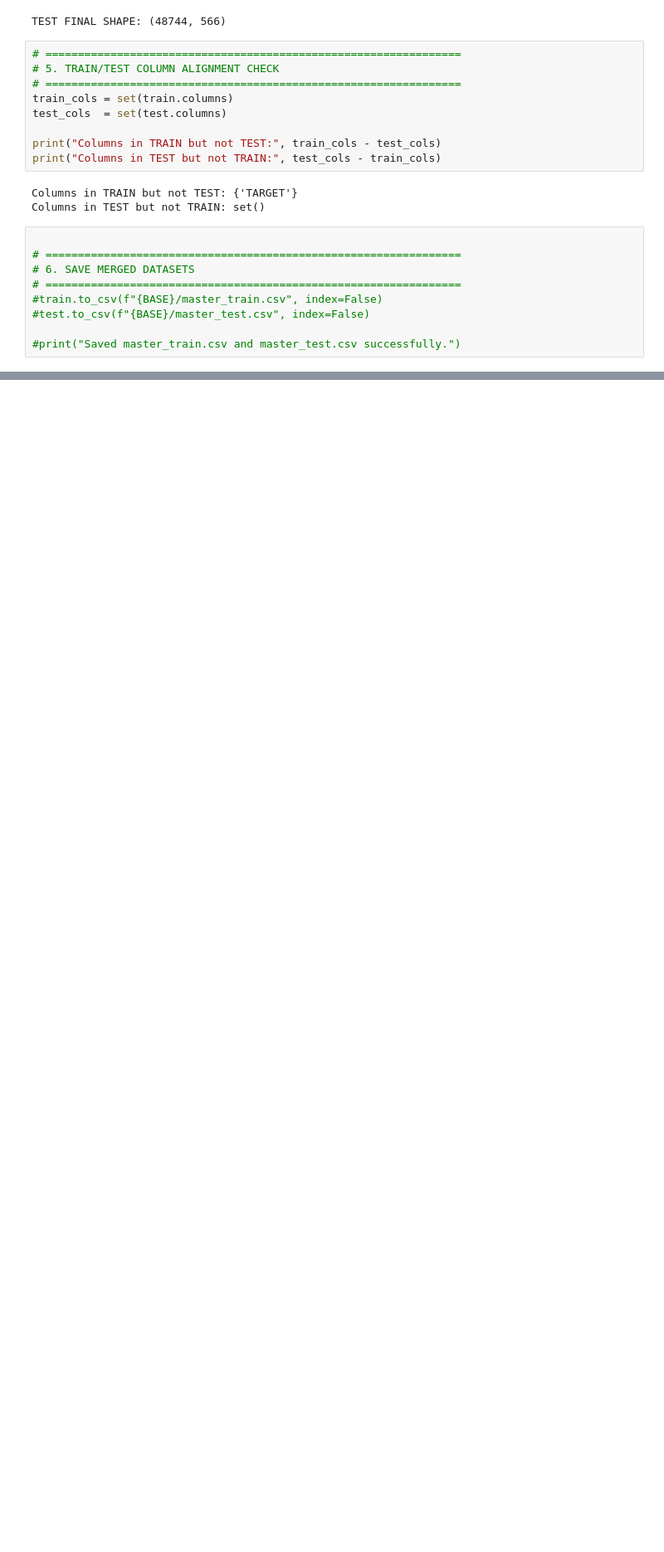
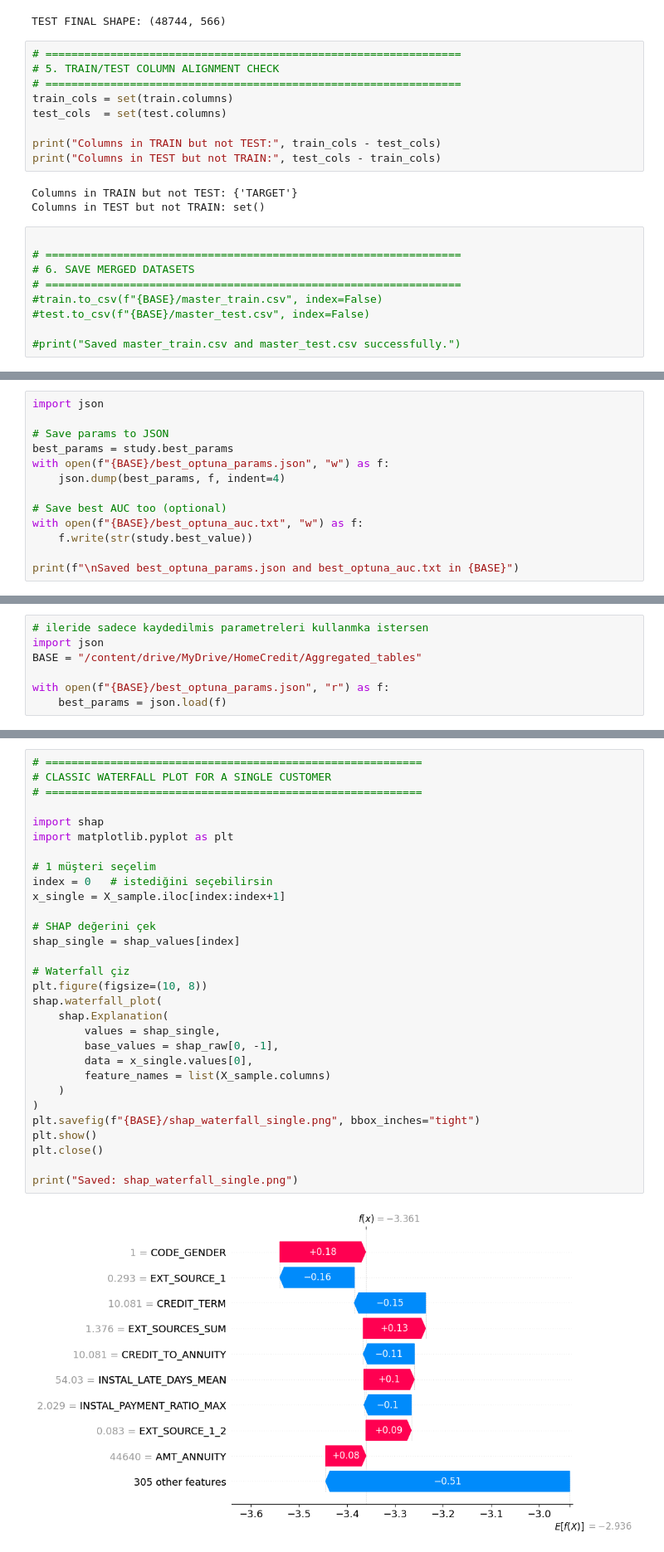
Before and after one commit to halimcan/Home-Credit-Default-Project, a Jupyter notebook: aggregated_master_tables.ipynb, the cells around one changed output, grey strips where cells are left out. Shown at 83% size. Cells and saved outputs as stored; diff of their text form; blank space fills up the shorter version.

Commit message:
aggregated_master table_branch_10

```diff
--- a/aggregated_master_tables.ipynb
+++ b/aggregated_master_tables.ipynb
@@ -177,0 +1270,13 @@ Columns in TEST but not TRAIN: set()
+# %%
+import json
+
+# Save params to JSON
+best_params = study.best_params
+with open(f"{BASE}/best_optuna_params.json", "w") as f:
+    json.dump(best_params, f, indent=4)
+
+# Save best AUC too (optional)
+with open(f"{BASE}/best_optuna_auc.txt", "w") as f:
+    f.write(str(study.best_value))
+
+print(f"\nSaved best_optuna_params.json and best_optuna_auc.txt in {BASE}")
@@ -177,0 +1285,7 @@ Columns in TEST but not TRAIN: set()
+# %%
+# ileride sadece kaydedilmis parametreleri kullanmka istersen
+import json
+BASE = "/content/drive/MyDrive/HomeCredit/Aggregated_tables"
+
+with open(f"{BASE}/best_optuna_params.json", "r") as f:
+    best_params = json.load(f)
@@ -177,0 +3405,32 @@ Columns in TEST but not TRAIN: set()
+# %%
+# ==========================================================
+# CLASSIC WATERFALL PLOT FOR A SINGLE CUSTOMER
+# ==========================================================
+
+import shap
+import matplotlib.pyplot as plt
+
+# 1 müşteri seçelim
+index = 0   # istediğini seçebilirsin
+x_single = X_sample.iloc[index:index+1]
+
+# SHAP değerini çek
+shap_single = shap_values[index]
+
+# Waterfall çiz
+plt.figure(figsize=(10, 8))
+shap.waterfall_plot(
+    shap.Explanation(
+        values = shap_single,
+        base_values = shap_raw[0, -1],
+        data = x_single.values[0],
+        feature_names = list(X_sample.columns)
+    )
+)
+plt.savefig(f"{BASE}/shap_waterfall_single.png", bbox_inches="tight")
+plt.show()
+plt.close()
+
+print("Saved: shap_waterfall_single.png")
+# %% [output]
+[figure, added]
```
Also changed, not shown: parts of 72 cells of this notebook.
